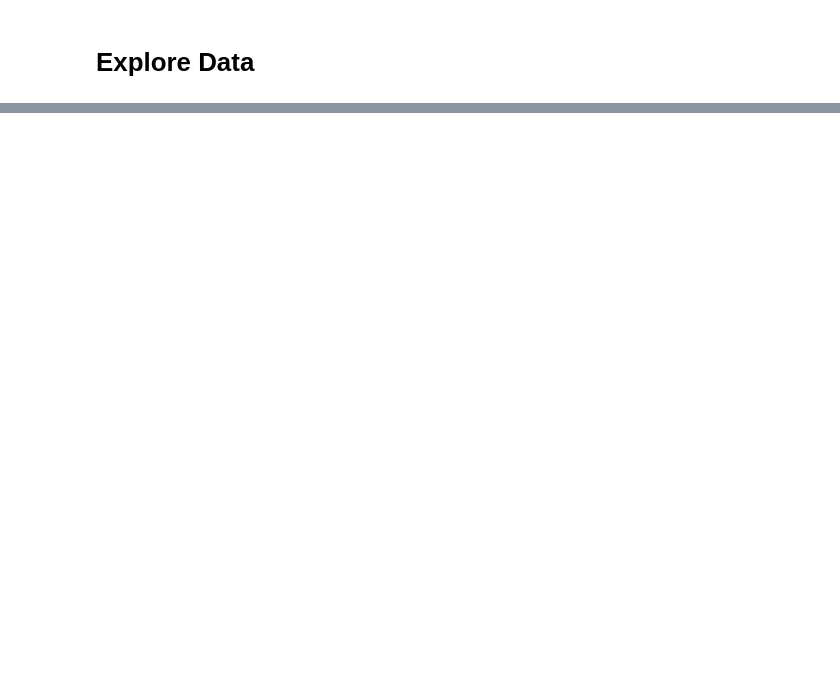
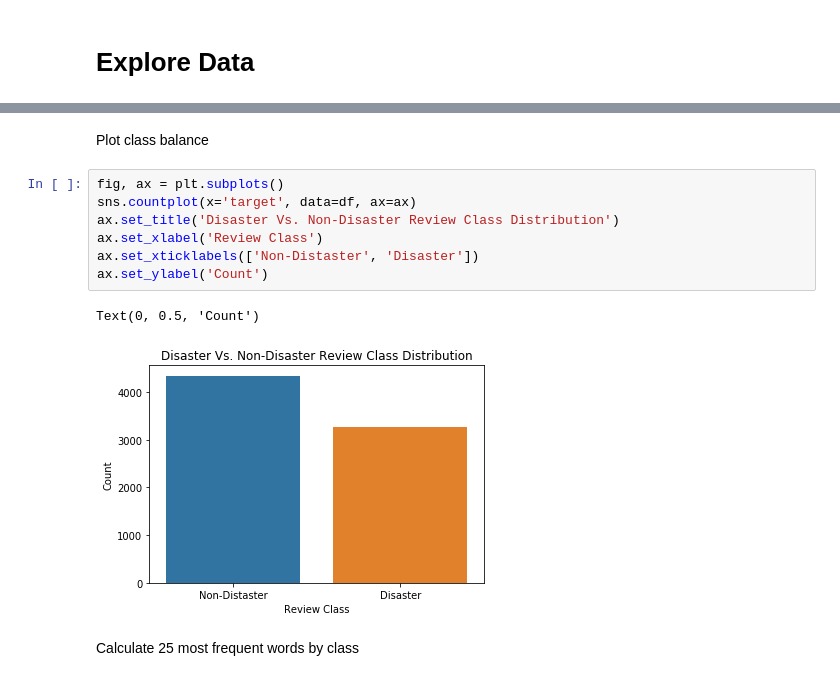
Before and after one commit to blantj/disaster_nlp, a Jupyter notebook: modeling.ipynb, the cells around one changed output, grey strips where cells are left out. Saved outputs shown, nothing was run; the diff lists cells and outputs as text; blank space fills up the shorter version.

```diff
--- a/modeling.ipynb
+++ b/modeling.ipynb
@@ -47,0 +121,14 @@ df.head()
+# %% [markdown]
+Plot class balance
+# %%
+fig, ax = plt.subplots()
+sns.countplot(x='target', data=df, ax=ax)
+ax.set_title('Disaster Vs. Non-Disaster Review Class Distribution')
+ax.set_xlabel('Review Class')
+ax.set_xticklabels(['Non-Distaster', 'Disaster'])
+ax.set_ylabel('Count')
+# %% [output]
+Text(0, 0.5, 'Count')
+[figure, added]
+# %% [markdown]
+Calculate 25 most frequent words by class
```
Also changed, not shown: parts of 38 cells of this notebook.
